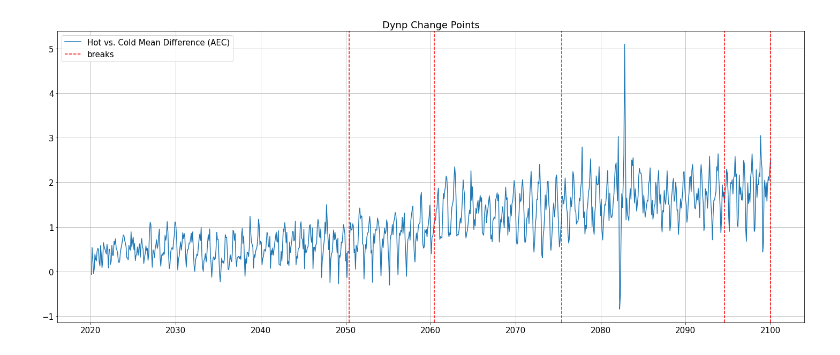
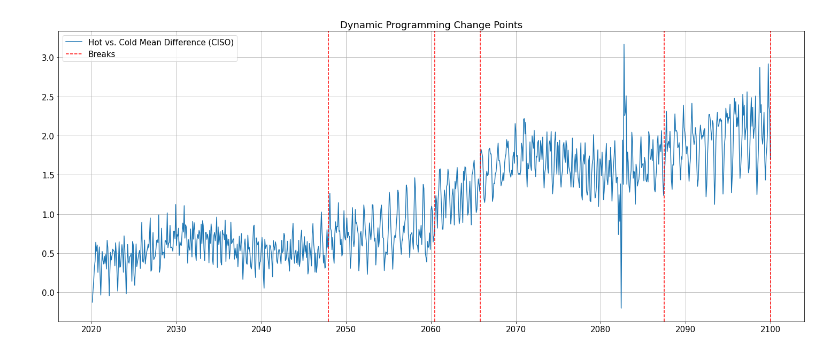
Before and after one commit to IMMM-SFA/misha_code, a Jupyter notebook: ruptures_test.ipynb, the cells around one changed output. Saved outputs shown, nothing was run; the diff lists cells and outputs as text; code cells hidden in the pictures.

Commit message:
cleans up plot and adds comments

```diff
--- a/ruptures_test.ipynb
+++ b/ruptures_test.ipynb
@@ -80,47 +80,52 @@ def difference_values_general(input_BA): # do input_BA as string e.g. 'AEC'
 
     return diff_means_df  # len of list is 960, so a monthly mean value over 80 years of data
 # %%
-aec_df = difference_values_general('AEC')
+aec_df = difference_values_general('CISO')
 # %%
+# trying the dynamic programming search method
 # convert Index to date-time and get time-series
 aec_df['Date'] = pd.to_datetime(aec_df['Index'])
 aec_df.set_index(aec_df['Date'], inplace = True)
-ts = aec_df['Mean_Difference']
+mean_ts = aec_df['Mean_Difference']
 
-# convert ts array to list
-y = np.array(ts.tolist())
+# convert time series array to list
+mean_list = np.array(mean_ts.tolist())
 
 # estimate number of breaks
-n_breaks = 5
+n_breaks = 5  # what are the criteria here?
 
-# decide on the model ("l1", "l2", or "rbf" i.e. Gaussian) and predict the breaks
-model = rpt.Dynp(model="l1")
-model.fit(y)
-breaks = model.predict(n_bkps = n_breaks-1)
+# decide on the model ("l1", "l2", or "rbf" i.e. Gaussian) and apply the search method
+model = rpt.Dynp(model = "l1")
+
+# fit() takes the time-series list as input and fits the algorithm to the data
+model.fit(mean_list)
+
+# predict() works on top of trained model to predict the labels for the test data
+breaks = model.predict(n_bkps = n_breaks - 1)
 
 # create list of the indexes where breaks occur
 breaks_rpt = []
 for i in breaks:
-    breaks_rpt.append(ts.index[i-1])
+    breaks_rpt.append(mean_ts.index[i-1])
 breaks_rpt = pd.to_datetime(breaks_rpt)
 
 # plot the breaks from the dynp search method
 plt.figure(figsize=(25, 10))
 plt.rcParams['font.size'] = 15
-plt.plot(ts, label = 'Hot vs. Cold Mean Difference (AEC)')
-plt.title('Dynp Change Points')
+plt.plot(mean_ts, label = 'Hot vs. Cold Mean Difference (CISO)')
+plt.title('Dynamic Programming Change Points')
 print_legend = True
 for i in breaks_rpt:
     if print_legend:
-        plt.axvline(i, color = 'red', linestyle = 'dashed', label = 'breaks')
+        plt.axvline(i, color = 'red', linestyle = 'dashed', label = 'Breaks')
         print_legend = False
     else:
         plt.axvline(i, color = 'red', linestyle = 'dashed')
 plt.grid()
 plt.legend()
 plt.show()
 # %% [output]
-[figure, old version]
+[figure, new version]
 # %%
 # do the same for Pelt search method
 algo = rpt.Pelt(model= "l1").fit(y)
```
